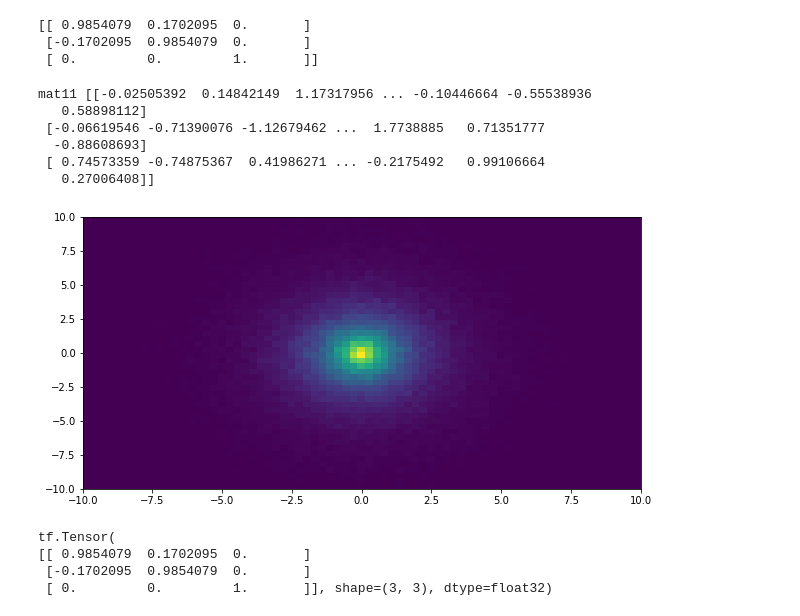
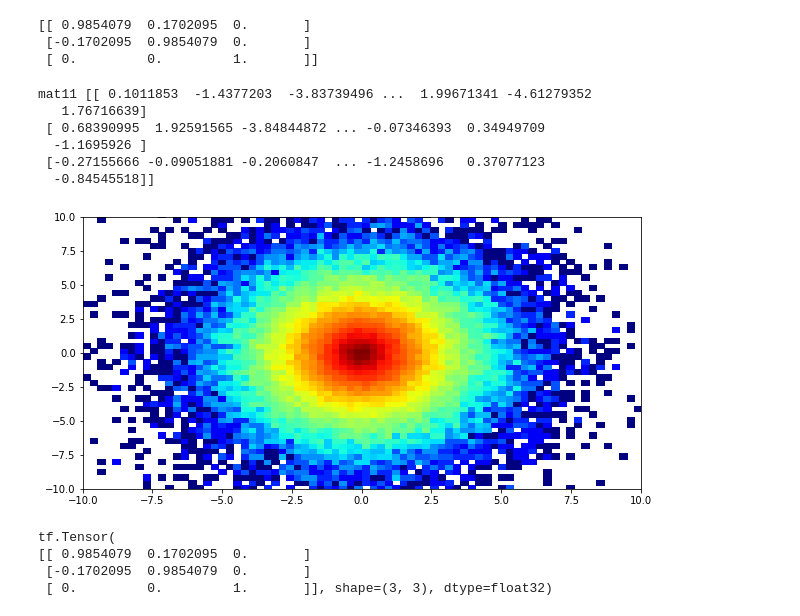
Before and after one commit to RogerMor/LMCpaper, a Jupyter notebook: LMC-disk-simul-FirstVersionRoger_ACG.ipynb, the cells around one changed output. Drawn from its saved outputs; the diff is of its cells as text; code cells hidden in the pictures.

```diff
--- a/LMC-disk-simul-FirstVersionRoger_ACG.ipynb
+++ b/LMC-disk-simul-FirstVersionRoger_ACG.ipynb
@@ -1144,35 +1144,35 @@ print(OXYZ6)
 # %%
 n=100000
 ellFactor=0.688
 #r = tfd.Gamma(concentration=2, rate=1./scaleLength).sample(n )
 r = np.random.gamma(shape = 2,scale = 1.6, size = n)
 theta = np.random.uniform(low=0., high=2.*np.pi, size = n)
 
 x = ellFactor * r * np.cos(theta)
 y = r * np.sin(theta)
 
 z = np.random.laplace(loc=0., scale=0.35, size=n )
 
 #chain = tfb.Chain([  S3_ALO ])
 output1n=OXYZ6.dot(np.stack([x,y,z],axis=1).T)
 print("mat11",output1n)
 
 
 
 
 plt.figure(figsize=(10,5))
-plt.hist2d(x,y,100)
+plt.hist2d(x,y,100,cmap='jet',norm=LogNorm())
 plt.xlim(-10,10)
 plt.ylim(-10,10)
 plt.show()
 # %% [output]
-mat11 [[-0.02505392  0.14842149  1.17317956 ... -0.10446664 -0.55538936
-   0.58898112]
- [-0.06619546 -0.71390076 -1.12679462 ...  1.7738885   0.71351777
-  -0.88608693]
- [ 0.74573359 -0.74875367  0.41986271 ... -0.2175492   0.99106664
-   0.27006408]]
+mat11 [[ 0.1011853  -1.4377203  -3.83739496 ...  1.99671341 -4.61279352
+   1.76716639]
+ [ 0.68390995  1.92591565 -3.84844872 ... -0.07346393  0.34949709
+  -1.1695926 ]
+ [-0.27155666 -0.09051881 -0.2060847  ... -1.2458696   0.37077123
+  -0.84545518]]
-[figure, old version]
+[figure, new version]
 # %%
 s11 =  tf.cos(psiAngle)
 s12 = -tf.sin(psiAngle)
```
Also changed, not shown: parts of 8 cells of this notebook.
